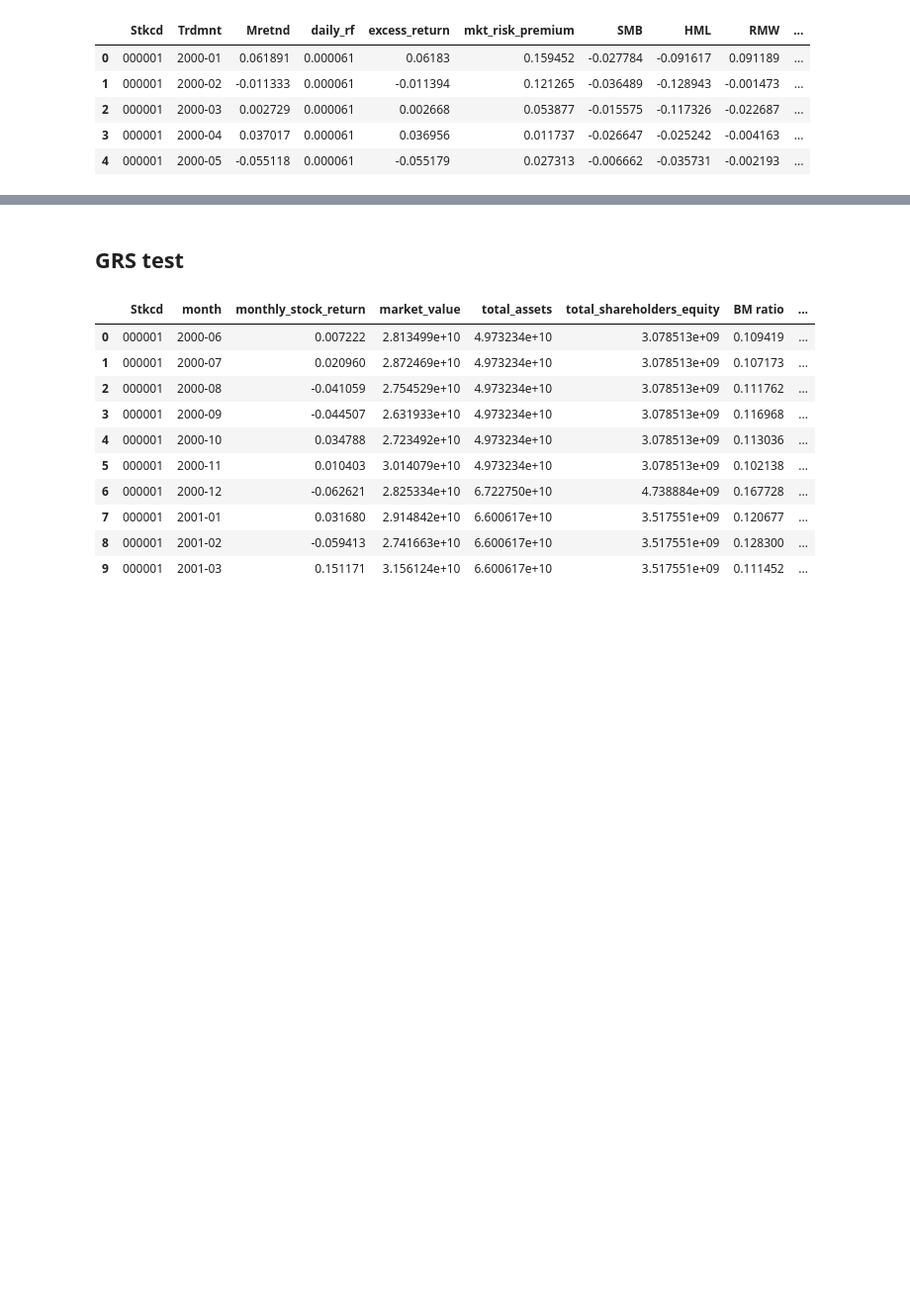
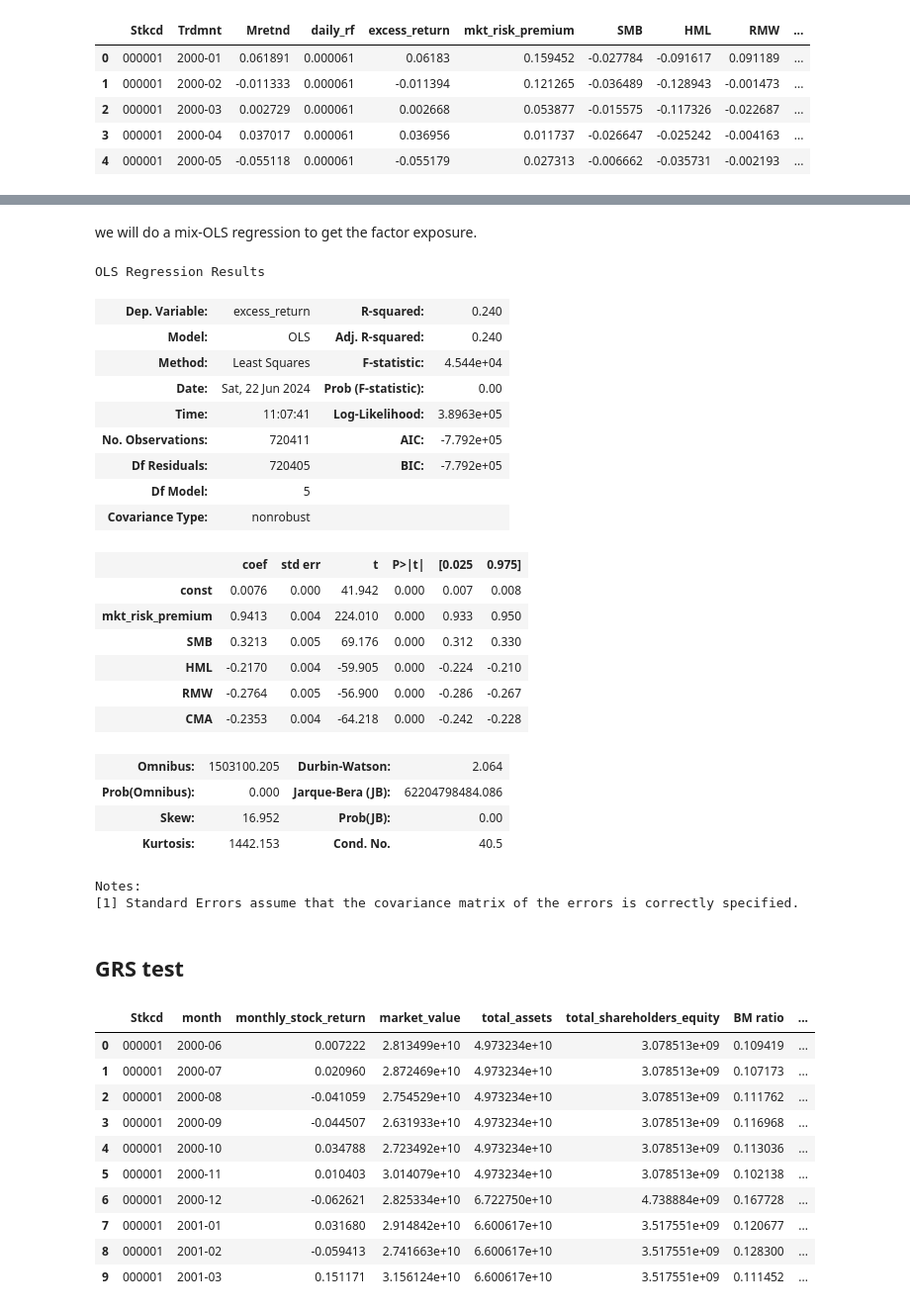
Before and after one commit to alex-fang123/investment_project, a Jupyter notebook: main-part1.ipynb, the cells around one changed output, grey strips where cells are left out. Shown: that part at 99% size. Cells and saved outputs as stored; diff of their text form; code cells hidden in the pictures; blank space fills up the shorter version.

```diff
--- a/main-part1.ipynb
+++ b/main-part1.ipynb
@@ -1852,3 +1933,36 @@ betas3.head(5)
 | 000003 | -0.050966 | 1.175472 | 2.002600 | -2.025677 | 0.413053 | 3.750863 | -1.914715 | 0.576923 | 1.683281 | -1.115726 | ... |
 | 000004 | 0.006712 | 0.661867 | 0.699790 | -0.554816 | -0.637209 | -0.586368 | 0.858424 | 3.095533 | 3.350316 | -3.045729 | ... |
 | 000005 | -0.007054 | 0.881924 | -0.183349 | -0.509954 | 0.207732 | -0.547884 | -0.561630 | 2.581364 | -0.540690 | -1.722023 | ... |
+# %% [markdown]
+we will do a mix-OLS regression to get the factor exposure.
+# %%
+X = tmp_return.dropna()[['mkt_risk_premium', 'SMB', 'HML', 'RMW', 'CMA']]
+X = sm.add_constant(X)
+Y = tmp_return.dropna()['excess_return']
+model = sm.OLS(Y.astype(float), X.astype(float))
+result = model.fit()
+result.summary()
+# %% [output]
+OLS Regression Results
+| Dep. Variable: | excess_return | R-squared: | 0.240 |
+| Model: | OLS | Adj. R-squared: | 0.240 |
+| Method: | Least Squares | F-statistic: | 4.544e+04 |
+| Date: | Sat, 22 Jun 2024 | Prob (F-statistic): | 0.00 |
+| Time: | 11:07:41 | Log-Likelihood: | 3.8963e+05 |
+| No. Observations: | 720411 | AIC: | -7.792e+05 |
+| Df Residuals: | 720405 | BIC: | -7.792e+05 |
+| Df Model: | 5 |  |  |
+| Covariance Type: | nonrobust |  |  |
+|  | coef | std err | t | P>|t| | [0.025 | 0.975] |
+| const | 0.0076 | 0.000 | 41.942 | 0.000 | 0.007 | 0.008 |
+| mkt_risk_premium | 0.9413 | 0.004 | 224.010 | 0.000 | 0.933 | 0.950 |
+| SMB | 0.3213 | 0.005 | 69.176 | 0.000 | 0.312 | 0.330 |
+| HML | -0.2170 | 0.004 | -59.905 | 0.000 | -0.224 | -0.210 |
+| RMW | -0.2764 | 0.005 | -56.900 | 0.000 | -0.286 | -0.267 |
+| CMA | -0.2353 | 0.004 | -64.218 | 0.000 | -0.242 | -0.228 |
+| Omnibus: | 1503100.205 | Durbin-Watson: | 2.064 |
+| Prob(Omnibus): | 0.000 | Jarque-Bera (JB): | 62204798484.086 |
+| Skew: | 16.952 | Prob(JB): | 0.00 |
+| Kurtosis: | 1442.153 | Cond. No. | 40.5 |
+Notes:
+[1] Standard Errors assume that the covariance matrix of the errors is correctly specified.
```
Also changed, not shown: parts of 10 cells of this notebook, 16 other files.
